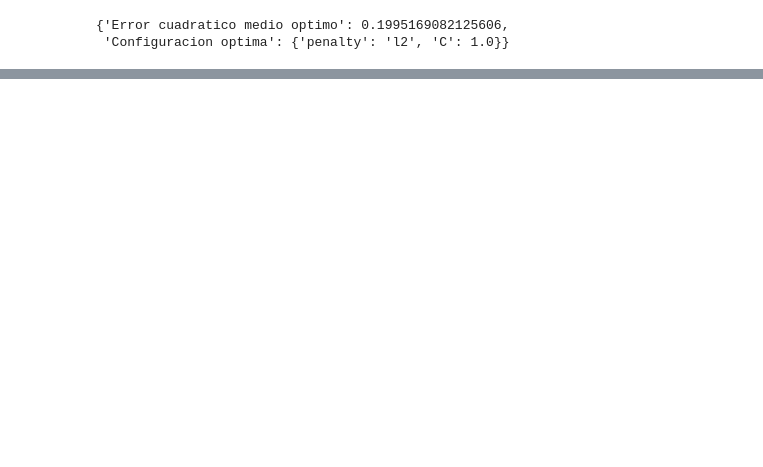
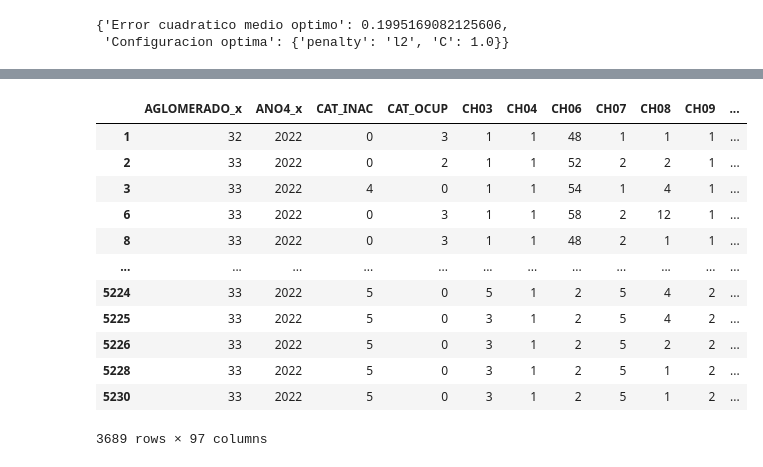
Before and after one commit to hpilar/TrabajosPracticos-Grupo4, a Jupyter notebook: TP3/TP3.ipynb, the cells around one changed output, grey strips where cells are left out. Cells and saved outputs as stored; diff of their text form; code cells hidden in the pictures; blank space fills up the shorter version.

```diff
--- a/TP3/TP3.ipynb
+++ b/TP3/TP3.ipynb
@@ -1447,33 +1229,0 @@ print(ecm)
-# %%
-y = auto['mpg']
-X = auto['horsepower']
-X = np.array(X).reshape((-1, 1))
-
-from sklearn.model_selection import KFold
-
-K = 5
-
-ecms = pd.DataFrame(columns=["grado", "particion", "ecm"])
-
-for grado in range(2, 10):
-
-    kf = KFold(n_splits=K, shuffle=True, random_state=100)
-
-    # El método kf.split aplicado a X nos da los conjuntos de índices que necesitamos para
-    # partir nuestros conjunto de datos en training y testing en cada iteración.
-    #  OXXXX
-    #  XOXXX
-    #  XXOXX
-    #  XXXOX
-    #  XXXXO
-
-    for i, (train_index, test_index) in enumerate(kf.split(X)):
-        x_train, x_test = X[train_index], X[test_index]
-        y_train, y_test = y[train_index], y[test_index]
-
-        ecm, modelo = transformacion_y_regresion(grado, x_train, x_test, y_train, y_test)
-
-        ecms = ecms.append({"grado": grado, "particion": i, "ecm": ecm}, ignore_index=True)
-
-ecms = ecms.astype({"grado":int, "particion":int})
-ecms
@@ -1504,0 +1477,16 @@ plt.show()
+# %%
+X
+# %% [output]
+|  | AGLOMERADO_x | ANO4_x | CAT_INAC | CAT_OCUP | CH03 | CH04 | CH06 | CH07 | CH08 | CH09 | ... |
+| 1 | 32 | 2022 | 0 | 3 | 1 | 1 | 48 | 1 | 1 | 1 | ... |
+| 2 | 33 | 2022 | 0 | 2 | 1 | 1 | 52 | 2 | 2 | 1 | ... |
+| 3 | 33 | 2022 | 4 | 0 | 1 | 1 | 54 | 1 | 4 | 1 | ... |
+| 6 | 33 | 2022 | 0 | 3 | 1 | 1 | 58 | 2 | 12 | 1 | ... |
+| 8 | 33 | 2022 | 0 | 3 | 1 | 1 | 48 | 2 | 1 | 1 | ... |
+| ... | ... | ... | ... | ... | ... | ... | ... | ... | ... | ... | ... |
+| 5224 | 33 | 2022 | 5 | 0 | 5 | 1 | 2 | 5 | 4 | 2 | ... |
+| 5225 | 33 | 2022 | 5 | 0 | 3 | 1 | 2 | 5 | 4 | 2 | ... |
+| 5226 | 33 | 2022 | 5 | 0 | 3 | 1 | 2 | 5 | 2 | 2 | ... |
+| 5228 | 33 | 2022 | 5 | 0 | 3 | 1 | 2 | 5 | 1 | 2 | ... |
+| 5230 | 33 | 2022 | 5 | 0 | 3 | 1 | 2 | 5 | 1 | 2 | ... |
+3689 rows × 97 columns
```
Also changed, not shown: parts of 45 cells of this notebook.
